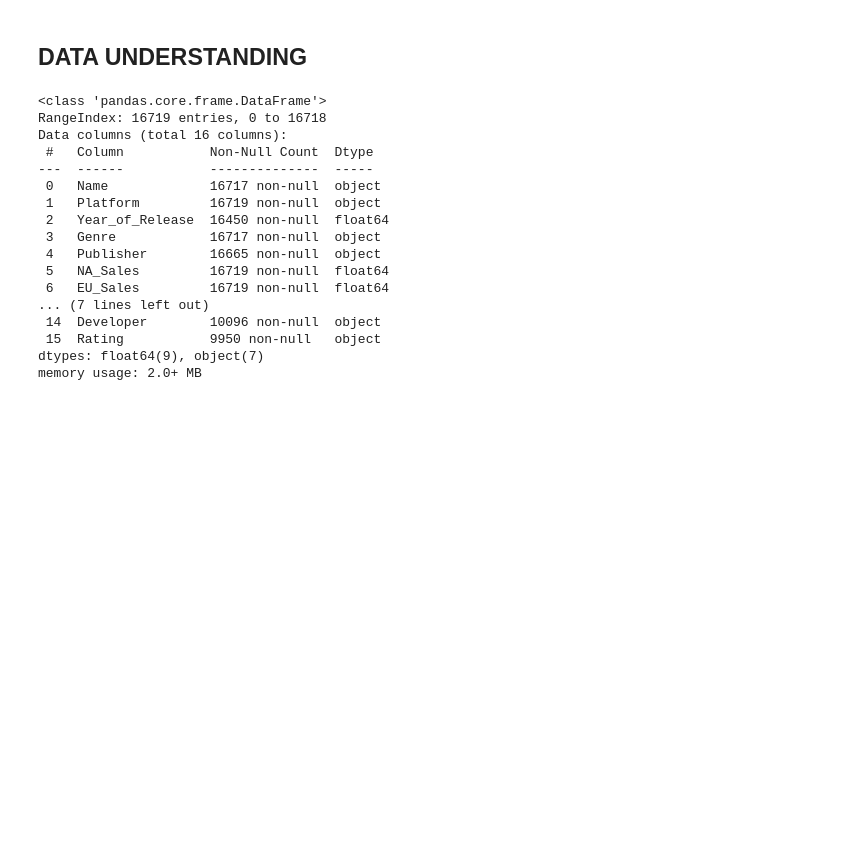
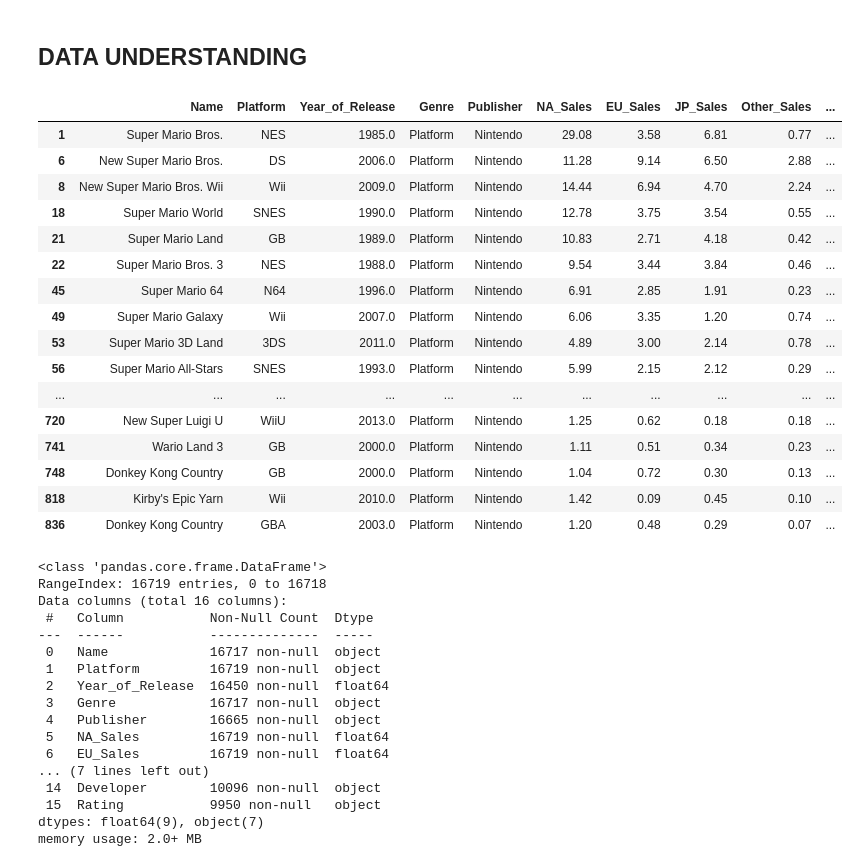
Before and after one commit to faustofcjr/artificial-intelligence, a Jupyter notebook: kaggle/video-game-sales/main.ipynb, the cells around one changed output. Drawn from its saved outputs; the diff is of its cells as text; code cells hidden in the pictures; blank space fills up the shorter version.

```diff
--- a/kaggle/video-game-sales/main.ipynb
+++ b/kaggle/video-game-sales/main.ipynb
@@ -30,6 +30,26 @@ dataset.head()
 | 4 | Pokemon Red/Pokemon Blue | GB | 1996.0 | Role-Playing | Nintendo | 11.27 | 8.89 | 10.22 | 1.00 | ... |
 # %% [markdown]
 ## DATA UNDERSTANDING
+# %%
+dataset[(dataset['Publisher'] == 'Nintendo') & (dataset['Genre'] == 'Platform')].head(50)
+# %% [output]
+|  | Name | Platform | Year_of_Release | Genre | Publisher | NA_Sales | EU_Sales | JP_Sales | Other_Sales | ... |
+| 1 | Super Mario Bros. | NES | 1985.0 | Platform | Nintendo | 29.08 | 3.58 | 6.81 | 0.77 | ... |
+| 6 | New Super Mario Bros. | DS | 2006.0 | Platform | Nintendo | 11.28 | 9.14 | 6.50 | 2.88 | ... |
+| 8 | New Super Mario Bros. Wii | Wii | 2009.0 | Platform | Nintendo | 14.44 | 6.94 | 4.70 | 2.24 | ... |
+| 18 | Super Mario World | SNES | 1990.0 | Platform | Nintendo | 12.78 | 3.75 | 3.54 | 0.55 | ... |
+| 21 | Super Mario Land | GB | 1989.0 | Platform | Nintendo | 10.83 | 2.71 | 4.18 | 0.42 | ... |
+| 22 | Super Mario Bros. 3 | NES | 1988.0 | Platform | Nintendo | 9.54 | 3.44 | 3.84 | 0.46 | ... |
+| 45 | Super Mario 64 | N64 | 1996.0 | Platform | Nintendo | 6.91 | 2.85 | 1.91 | 0.23 | ... |
+| 49 | Super Mario Galaxy | Wii | 2007.0 | Platform | Nintendo | 6.06 | 3.35 | 1.20 | 0.74 | ... |
+| 53 | Super Mario 3D Land | 3DS | 2011.0 | Platform | Nintendo | 4.89 | 3.00 | 2.14 | 0.78 | ... |
+| 56 | Super Mario All-Stars | SNES | 1993.0 | Platform | Nintendo | 5.99 | 2.15 | 2.12 | 0.29 | ... |
+| ... | ... | ... | ... | ... | ... | ... | ... | ... | ... | ... |
+| 720 | New Super Luigi U | WiiU | 2013.0 | Platform | Nintendo | 1.25 | 0.62 | 0.18 | 0.18 | ... |
+| 741 | Wario Land 3 | GB | 2000.0 | Platform | Nintendo | 1.11 | 0.51 | 0.34 | 0.23 | ... |
+| 748 | Donkey Kong Country | GB | 2000.0 | Platform | Nintendo | 1.04 | 0.72 | 0.30 | 0.13 | ... |
+| 818 | Kirby's Epic Yarn | Wii | 2010.0 | Platform | Nintendo | 1.42 | 0.09 | 0.45 | 0.10 | ... |
+| 836 | Donkey Kong Country | GBA | 2003.0 | Platform | Nintendo | 1.20 | 0.48 | 0.29 | 0.07 | ... |
 # %%
 dataset.info()
 # %% [output]
```
Also changed, not shown: parts of 22 cells of this notebook.
